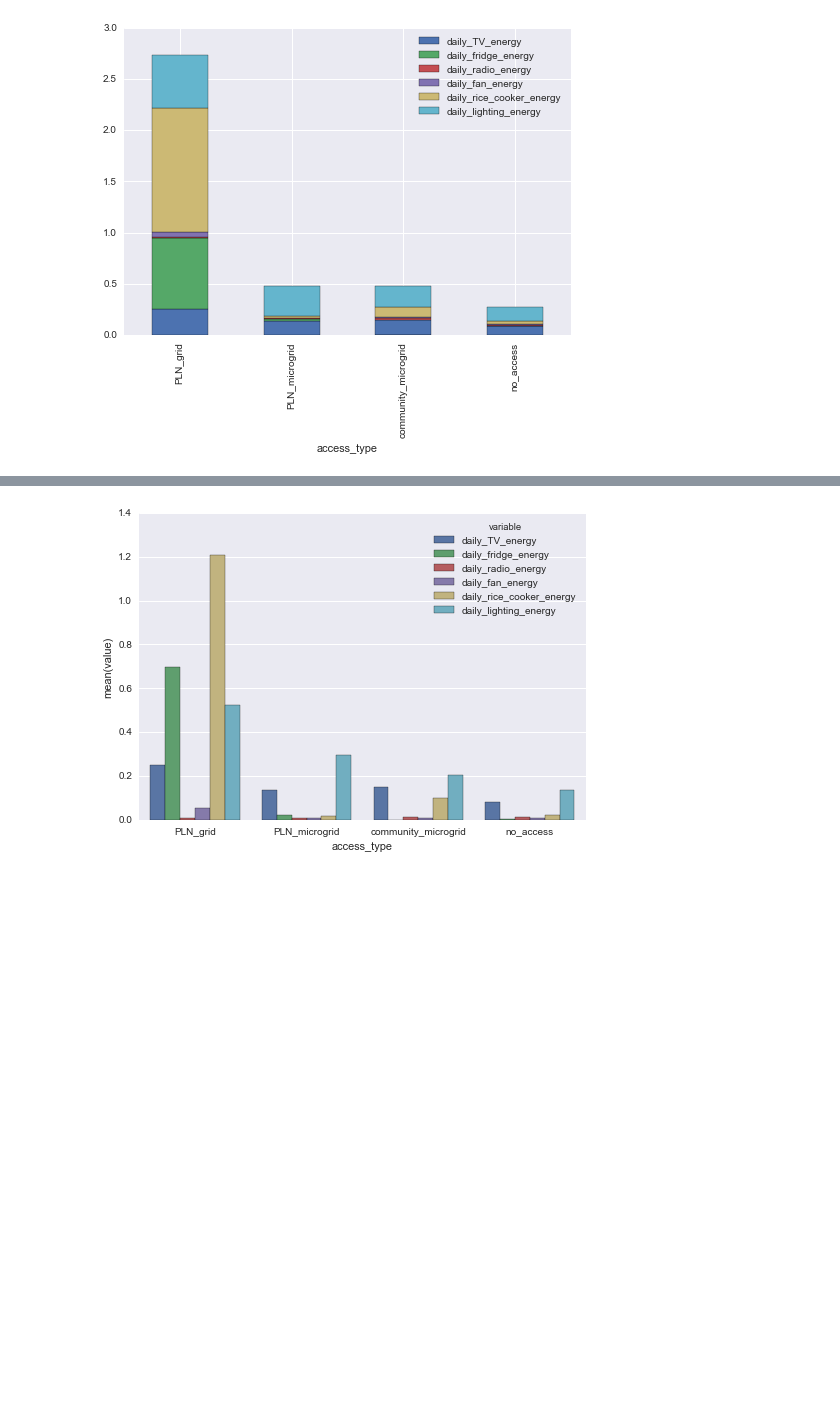
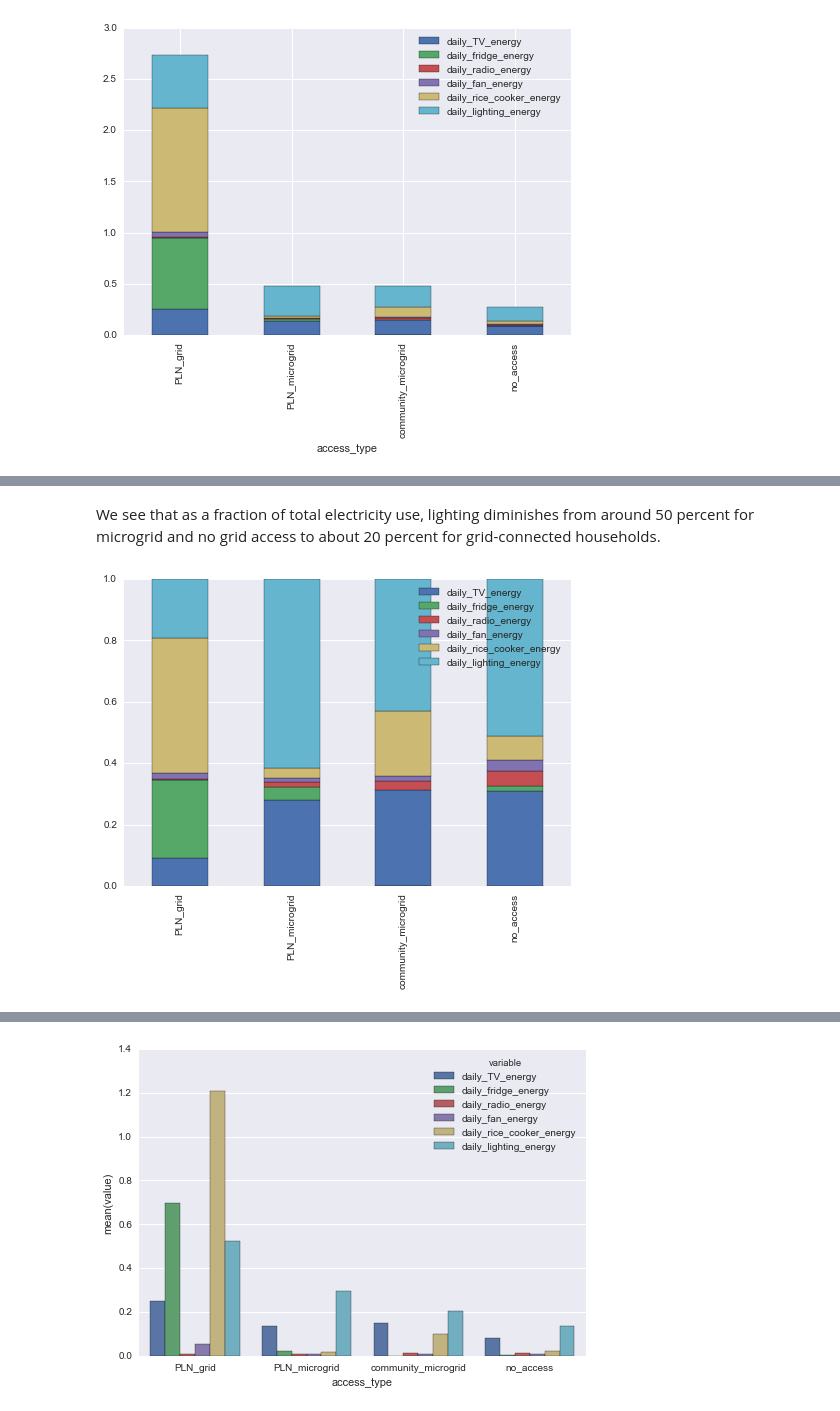
Before and after one commit to dsoto/WP17, a Jupyter notebook: figures/energy-by-end-use.ipynb, the cells around one changed output, grey strips where cells are left out. Drawn from its saved outputs; the diff is of its cells as text; code cells hidden in the pictures; blank space fills up the shorter version.

```diff
--- a/figures/energy-by-end-use.ipynb
+++ b/figures/energy-by-end-use.ipynb
@@ -22,0 +73,19 @@ survey['access_type'] = sti.access_type(survey)
+# %%
+own_dict = {}
+use_dict = {}
+
+for app in ['TV', 'radio', 'fridge', 'fan', 'rice_cooker', 'lighting']:
+    columns = []
+    # generate column labels for each appliance
+    own = 'app_now/{}'.format(app)
+    use = ['app_{}_per_wk'.format(app), 'app_{}_hrs'.format(app)]
+
+    print(app)
+    #print(nonulls.value_counts())
+
+    #print(survey[own].value_counts(dropna=False))
+    own_dict[app] = survey[own].value_counts(dropna=False)
+
+    # true values means households owning appliances reported usage numbers
+    # print(survey[survey[own]==1][use].notnull().all(axis=1).value_counts())
+    use_dict[app] = survey[survey[own]==1][use].notnull().all(axis=1).value_counts()
@@ -90,3 +223,7 @@ energy_data.fillna(0).groupby('access_type').mean().plot(kind='bar', stacked=Tru
 plt.show()
 # %% [output]
 [figure]
+# %%
+per_capita_energy_data = energy_data.fillna(0).groupby('access_type').mean()
+per_capita_energy_data.index.name = None
+per_capita_energy_data
@@ -93,3 +248,13 @@ plt.show()
+# %% [markdown]
+We see that as a fraction of total electricity use, lighting diminishes from around 50 percent for microgrid and no grid access to about 20 percent for grid-connected households.
+# %%
+# can I do this normalization by row instead of transposing to do it by column?
+#percentages = (per_capita_energy_data.T / per_capita_energy_data.T.sum()).T
+percentages = per_capita_energy_data.div(per_capita_energy_data.sum(axis=1), axis=0)
+percentages.plot(kind='bar', stacked=True)
+plt.show()
+# %% [output]
+[figure, added]
 # %%
 # am I having the index label problem here?
 aggregated_energy_data = energy_data.fillna(0).groupby('access_type').mean()
```
Also changed, not shown: parts of 16 cells of this notebook.
